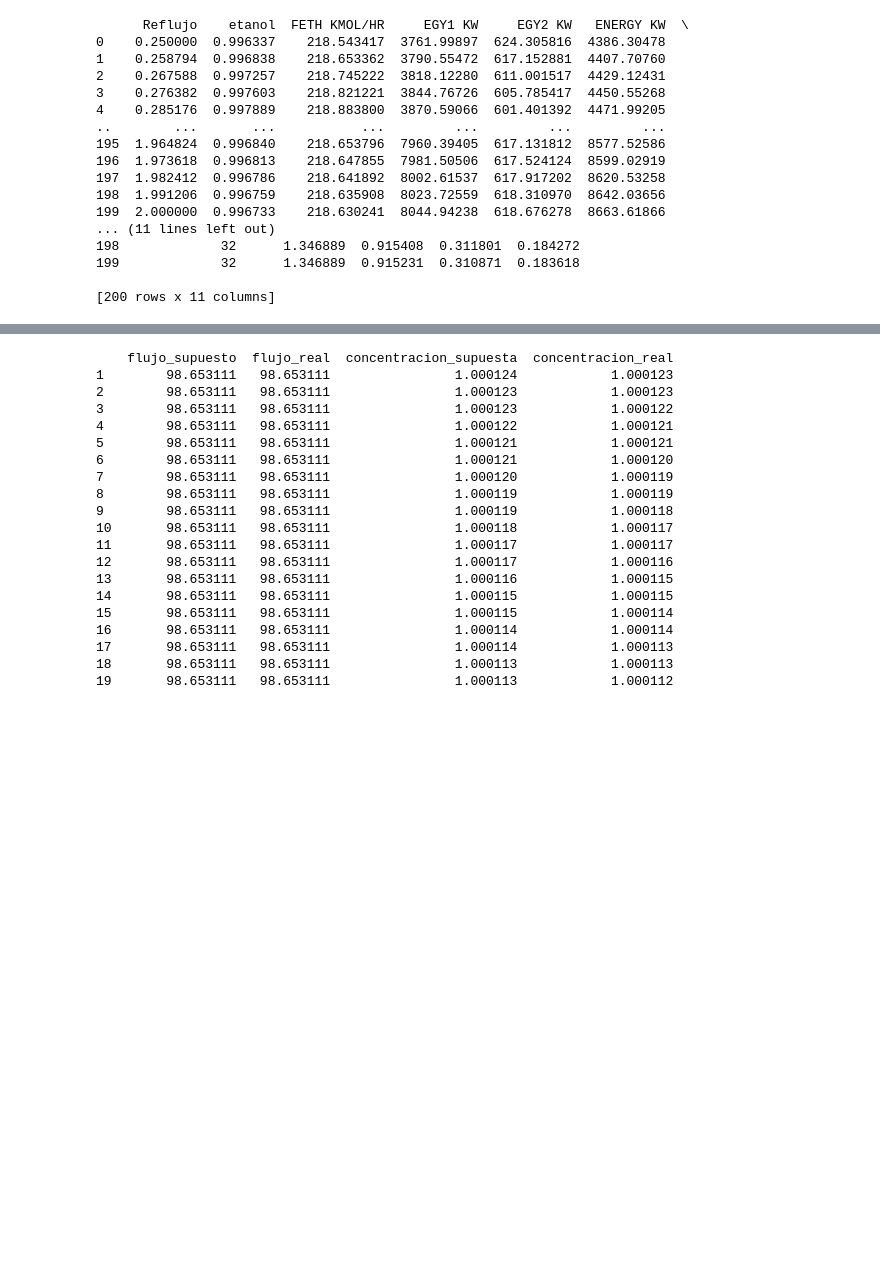
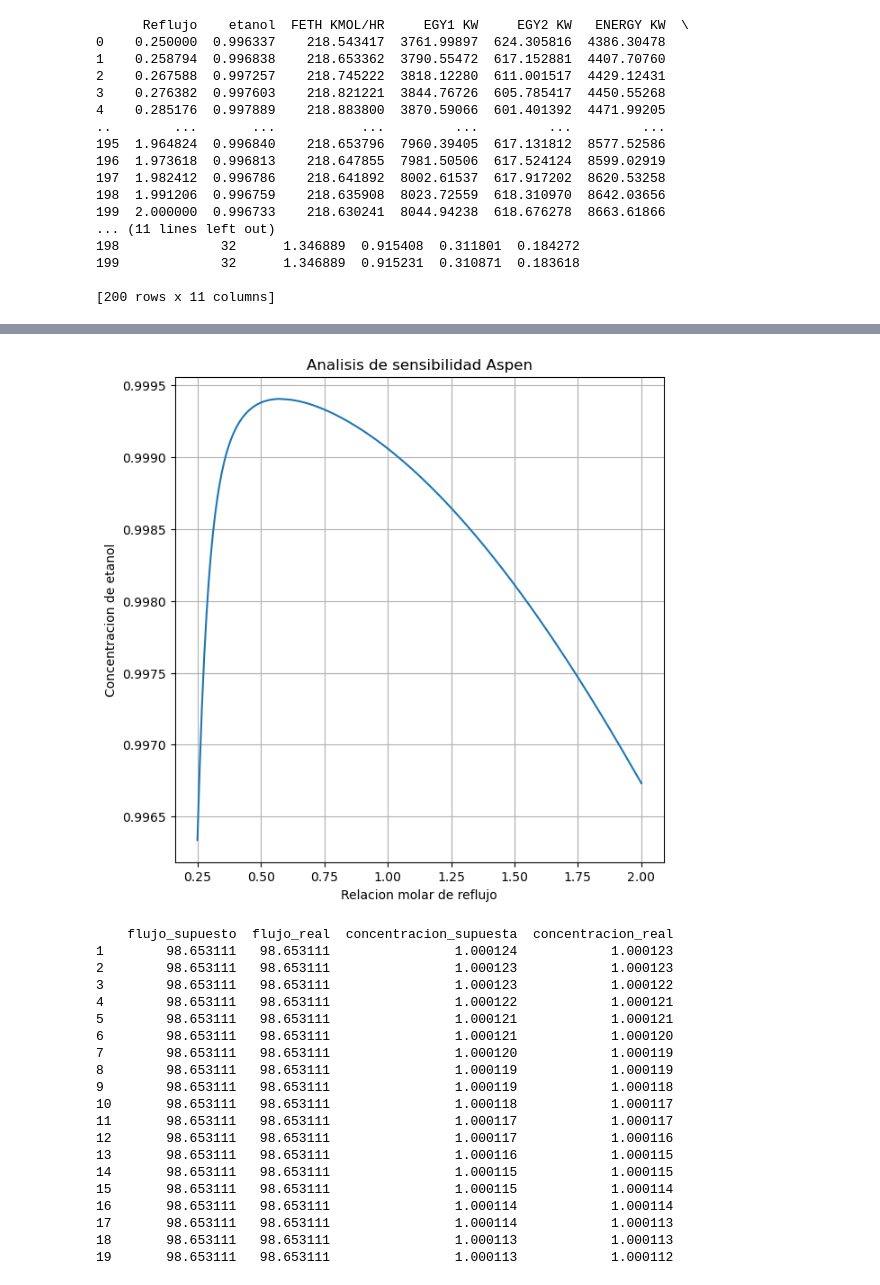
Before and after one commit to JohnLopez15/Tesis-metodo-continuacion, a Jupyter notebook: continuacion.ipynb, the cells around one changed output, grey strips where cells are left out. Drawn from its saved outputs; the diff is of its cells as text; code cells hidden in the pictures; blank space fills up the shorter version.

```diff
--- a/continuacion.ipynb
+++ b/continuacion.ipynb
@@ -297,3 +298,13 @@ plt.show()
+# %%
+plt.figure(figsize=(7,7))
+plt.plot(datos_aspen["Reflujo"],datos_aspen["etanol"],label="Aspen")
+plt.title("Analisis de sensibilidad Aspen",fontsize=12)
+plt.xlabel("Relacion molar de reflujo")
+plt.ylabel("Concentracion de etanol")
+plt.grid()
+plt.show()
+# %% [output]
+[figure, added]
 # %%
 
 # comparacion.drop(inplace=True,index=0)
```
Also changed, not shown: parts of 2 cells of this notebook.
